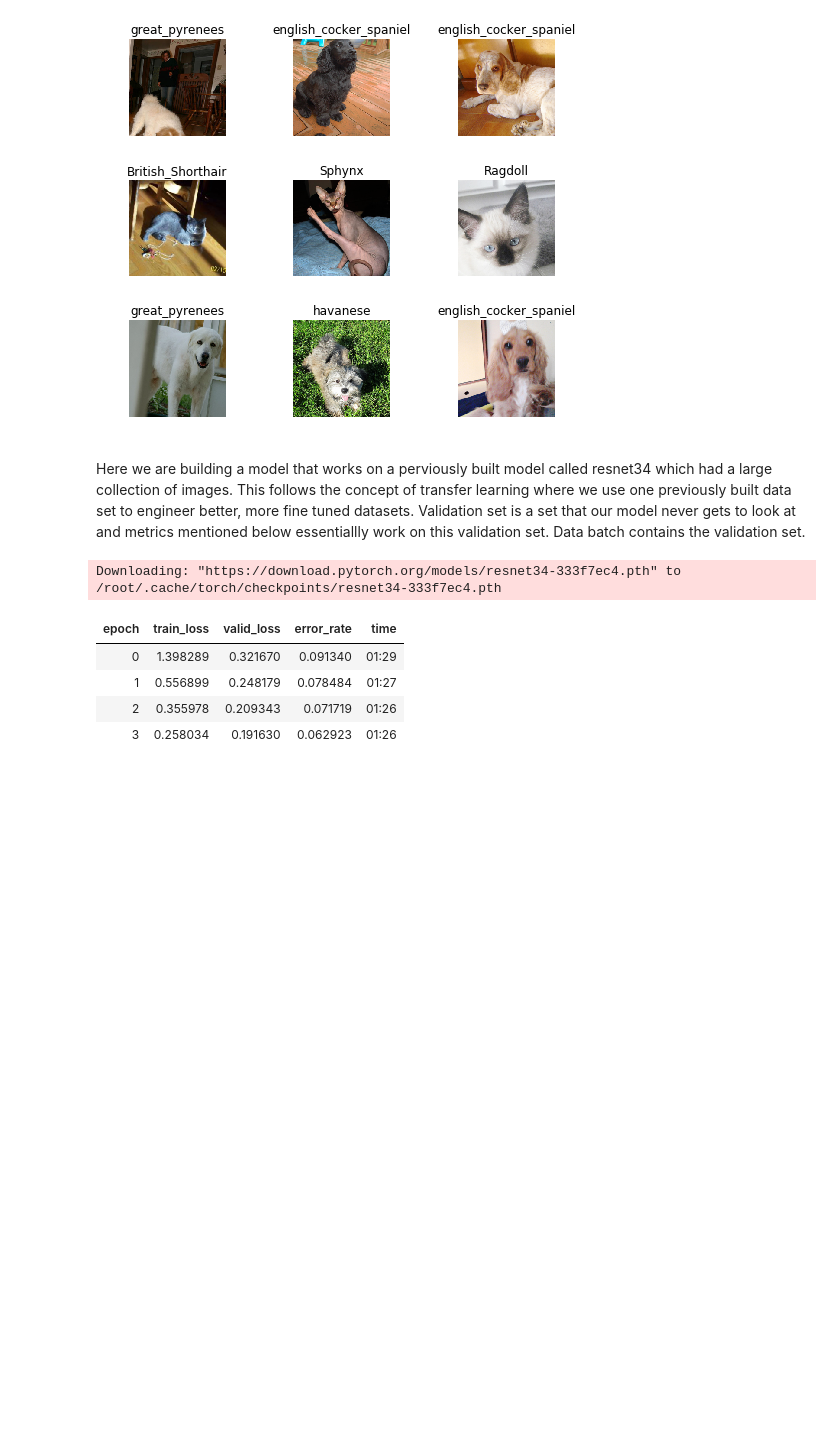
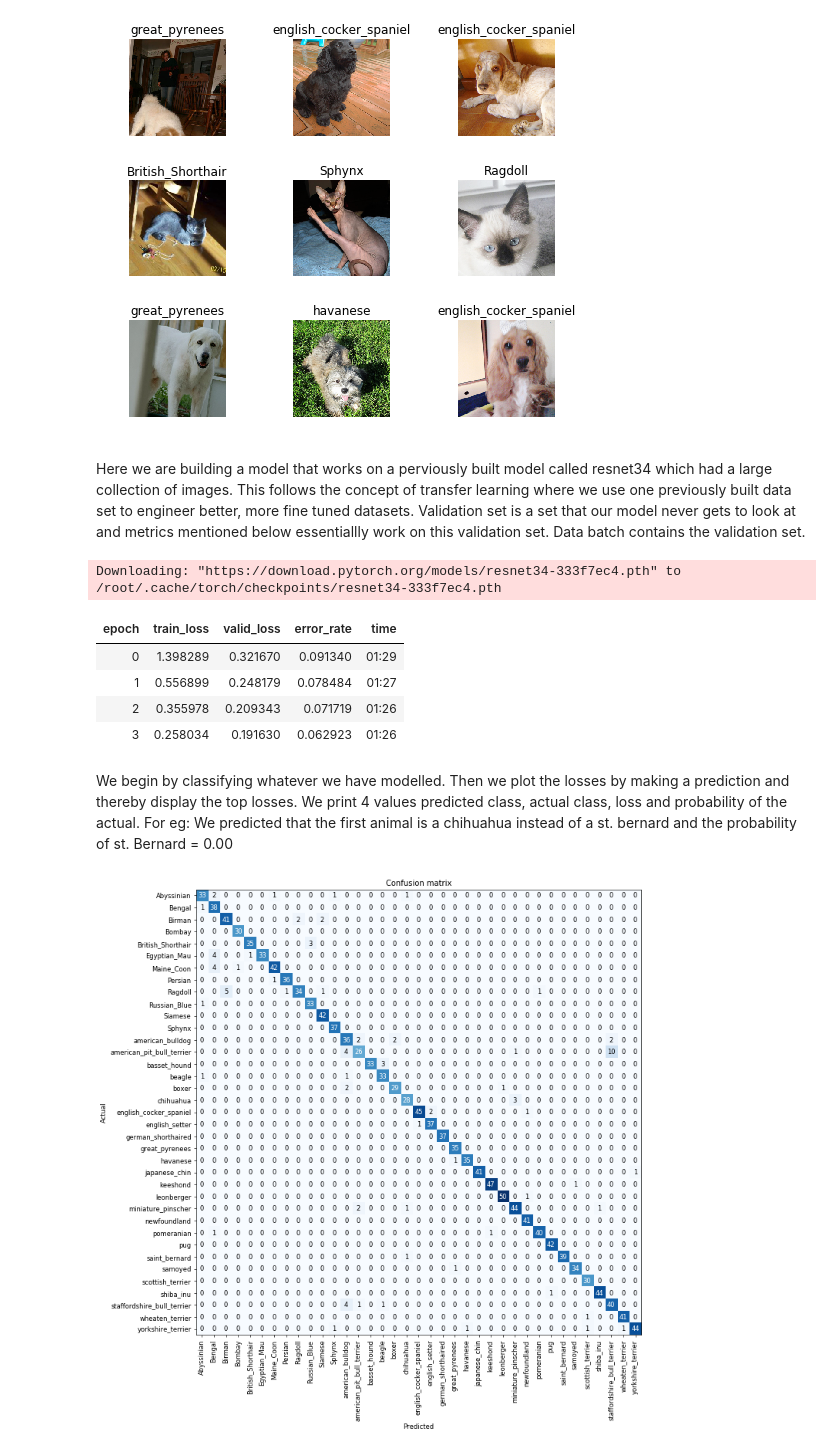
Before and after one commit to atul1234anand/fastai, a Jupyter notebook: Prg1.ipynb, the cells around one changed output. Drawn from its saved outputs; the diff is of its cells as text; code cells hidden in the pictures; blank space fills up the shorter version.

```diff
--- a/Prg1.ipynb
+++ b/Prg1.ipynb
@@ -72,0 +75,5 @@ learner.fit_one_cycle(4)
+# %% [markdown]
+We begin by classifying whatever we have modelled. Then we plot the losses by making a prediction and thereby display the top losses. We print 4 values predicted class, actual class, loss and probability of the actual.
+For eg: We predicted that the first animal is a chihuahua instead of a st. bernard and the probability of st. Bernard = 0.00
+# %%
+interp = ClassificationInterpretation.from_learner(learner)
@@ -72,0 +82,4 @@ learner.fit_one_cycle(4)
+# %%
+interp.plot_confusion_matrix(figsize=(12,12),dpi = 60)
+# %% [output]
+[figure, added]
```
Also changed, not shown: parts of 4 cells of this notebook.
